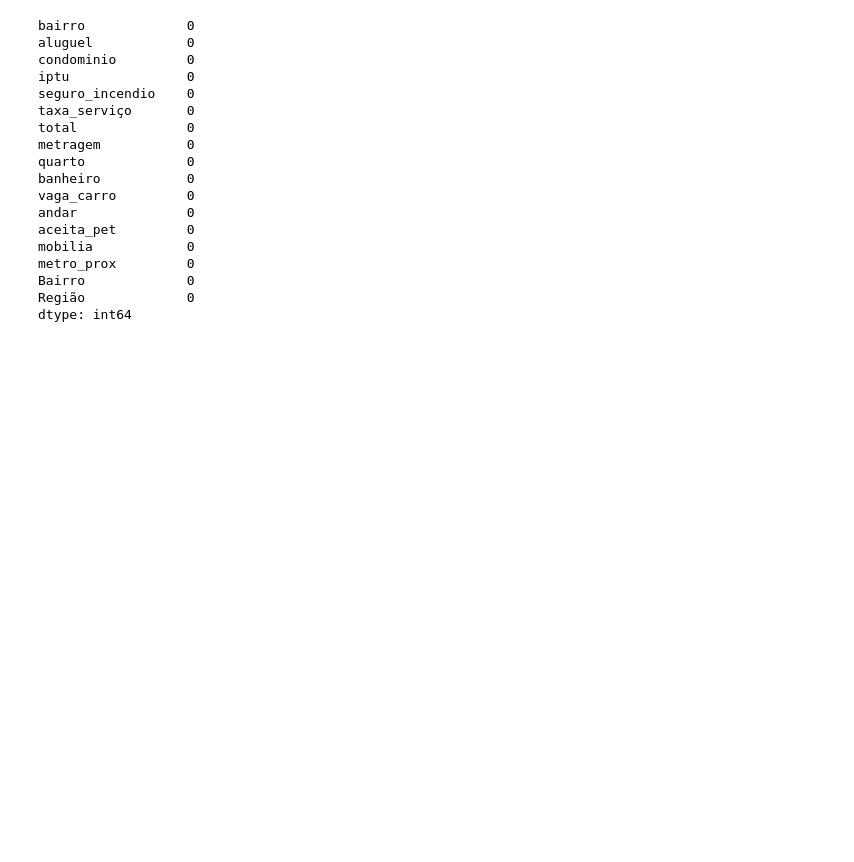
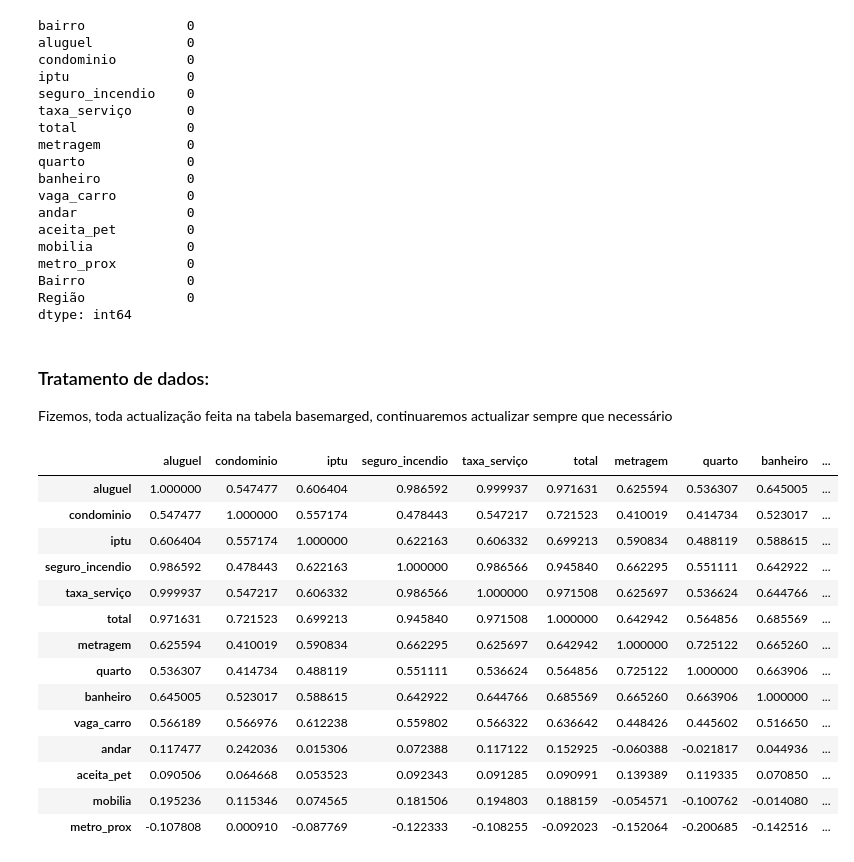
Before and after one commit to abilioepalanga/Market-Value-Predictor-Airbnb, a Jupyter notebook: main.ipynb, the cells around one changed output. Drawn from its saved outputs; the diff is of its cells as text; code cells hidden in the pictures; blank space fills up the shorter version.

```diff
--- a/main.ipynb
+++ b/main.ipynb
@@ -1380,3 +1377,30 @@ metro_prox         0
 Bairro             0
 Região             0
 dtype: int64
+# %% [markdown]
+### <p>Tratamento de dados:</p>
+Fizemos, toda actualização feita na tabela basemarged, continuaremos actualizar sempre que necessário
+# %%
+#Matriz Correlação de Pearson do dataset basemarged
+# Select only numeric columns
+
+numeric_cols = basemarged.select_dtypes(include=[np.number])
+
+# Calculate correlation
+numeric_cols.corr(method='pearson')
+# %% [output]
+|  | aluguel | condominio | iptu | seguro_incendio | taxa_serviço | total | metragem | quarto | banheiro | ... |
+| aluguel | 1.000000 | 0.547477 | 0.606404 | 0.986592 | 0.999937 | 0.971631 | 0.625594 | 0.536307 | 0.645005 | ... |
+| condominio | 0.547477 | 1.000000 | 0.557174 | 0.478443 | 0.547217 | 0.721523 | 0.410019 | 0.414734 | 0.523017 | ... |
+| iptu | 0.606404 | 0.557174 | 1.000000 | 0.622163 | 0.606332 | 0.699213 | 0.590834 | 0.488119 | 0.588615 | ... |
+| seguro_incendio | 0.986592 | 0.478443 | 0.622163 | 1.000000 | 0.986566 | 0.945840 | 0.662295 | 0.551111 | 0.642922 | ... |
+| taxa_serviço | 0.999937 | 0.547217 | 0.606332 | 0.986566 | 1.000000 | 0.971508 | 0.625697 | 0.536624 | 0.644766 | ... |
+| total | 0.971631 | 0.721523 | 0.699213 | 0.945840 | 0.971508 | 1.000000 | 0.642942 | 0.564856 | 0.685569 | ... |
+| metragem | 0.625594 | 0.410019 | 0.590834 | 0.662295 | 0.625697 | 0.642942 | 1.000000 | 0.725122 | 0.665260 | ... |
+| quarto | 0.536307 | 0.414734 | 0.488119 | 0.551111 | 0.536624 | 0.564856 | 0.725122 | 1.000000 | 0.663906 | ... |
+| banheiro | 0.645005 | 0.523017 | 0.588615 | 0.642922 | 0.644766 | 0.685569 | 0.665260 | 0.663906 | 1.000000 | ... |
+| vaga_carro | 0.566189 | 0.566976 | 0.612238 | 0.559802 | 0.566322 | 0.636642 | 0.448426 | 0.445602 | 0.516650 | ... |
+| andar | 0.117477 | 0.242036 | 0.015306 | 0.072388 | 0.117122 | 0.152925 | -0.060388 | -0.021817 | 0.044936 | ... |
+| aceita_pet | 0.090506 | 0.064668 | 0.053523 | 0.092343 | 0.091285 | 0.090991 | 0.139389 | 0.119335 | 0.070850 | ... |
+| mobilia | 0.195236 | 0.115346 | 0.074565 | 0.181506 | 0.194803 | 0.188159 | -0.054571 | -0.100762 | -0.014080 | ... |
+| metro_prox | -0.107808 | 0.000910 | -0.087769 | -0.122333 | -0.108255 | -0.092023 | -0.152064 | -0.200685 | -0.142516 | ... |
```
Also changed, not shown: parts of 4 cells of this notebook.
